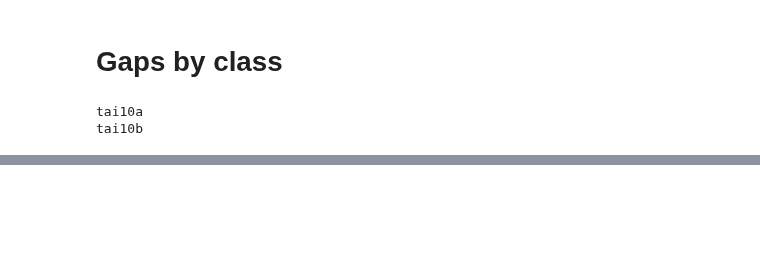
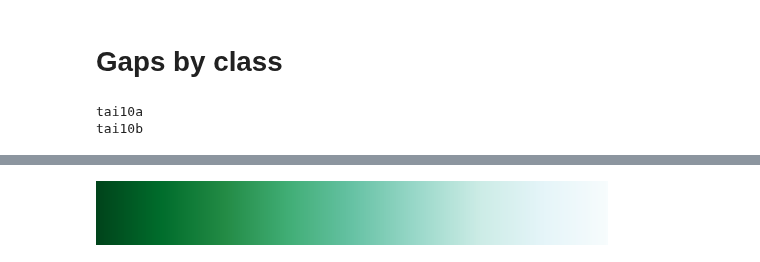
Before and after one commit to timgott/DeepQAP, a Jupyter notebook: evaluation/qaplib_evaluation.ipynb, the cells around one changed output, grey strips where cells are left out. Drawn from its saved outputs; the diff is of its cells as text; code cells hidden in the pictures; blank space fills up the shorter version.

```diff
--- a/evaluation/qaplib_evaluation.ipynb
+++ b/evaluation/qaplib_evaluation.ipynb
@@ -600,0 +590,5 @@ faq mean: 9.93
+# %%
+blues_cmap = matplotlib.cm.get_cmap("BuGn_r")
+blues_cmap
+# %% [output]
+[figure, added]
```
Also changed, not shown: parts of 27 cells of this notebook.
